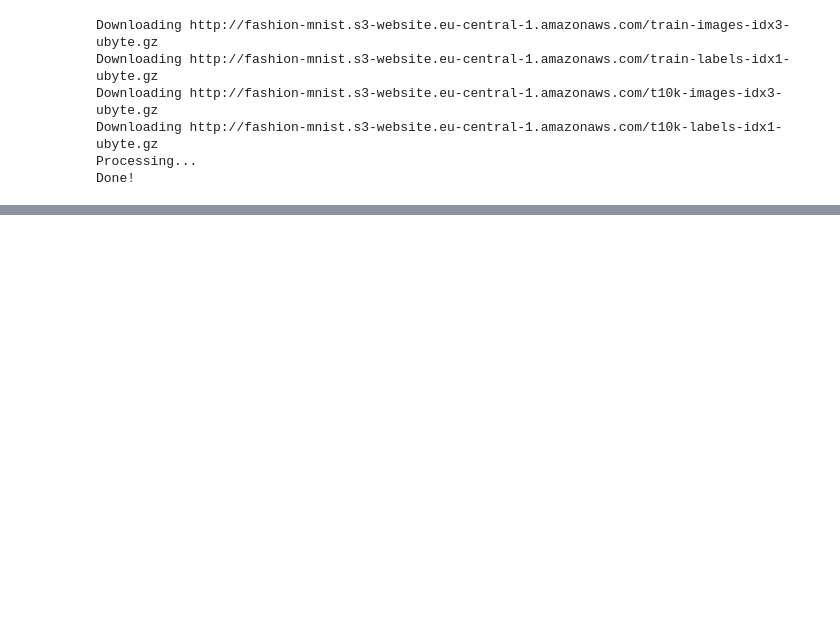
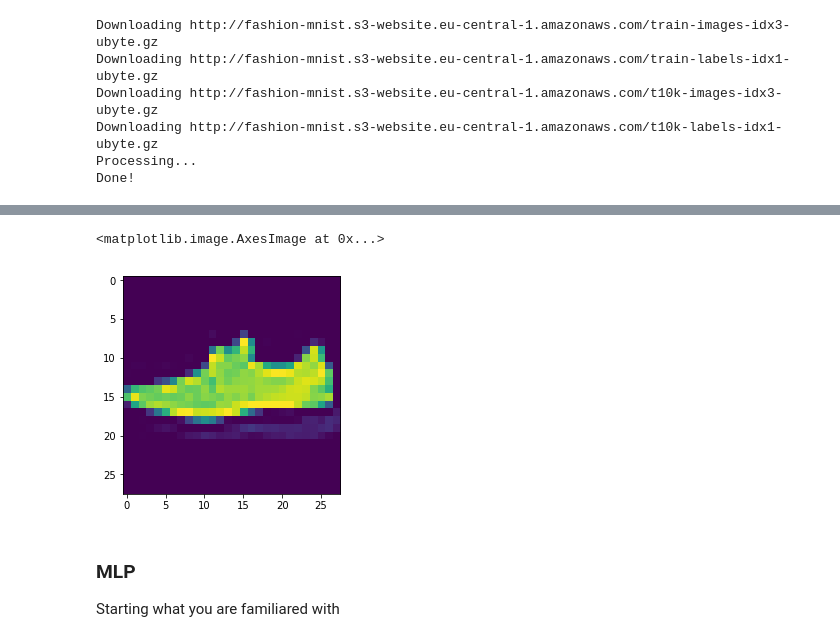
Before and after one commit to raynardj/python4ml, a Jupyter notebook: 3.5_from_keras_to_pytorch.ipynb, the cells around one changed output, grey strips where cells are left out. Saved outputs shown, nothing was run; the diff lists cells and outputs as text; code cells hidden in the pictures; blank space fills up the shorter version.

```diff
--- a/3.5_from_keras_to_pytorch.ipynb
+++ b/3.5_from_keras_to_pytorch.ipynb
@@ -65,0 +96,9 @@ dl = DataLoader(ds,batch_size=)
+# %%
+plt.imshow(x.numpy()[3].reshape(28,28))
+# %% [output]
+<matplotlib.image.AxesImage at 0x...>
+[figure, added]
+# %% [markdown]
+### MLP
+
+Starting what you are familiared with
```
Also changed, not shown: parts of 16 cells of this notebook.
